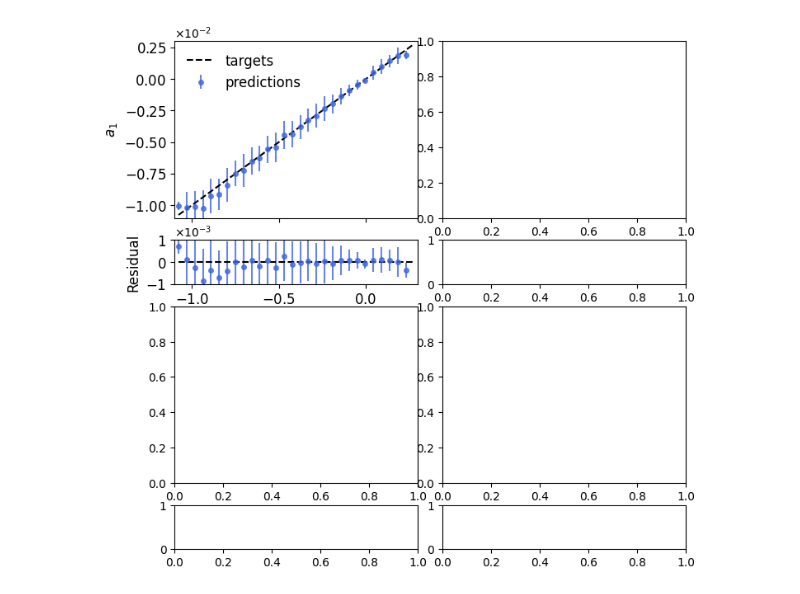
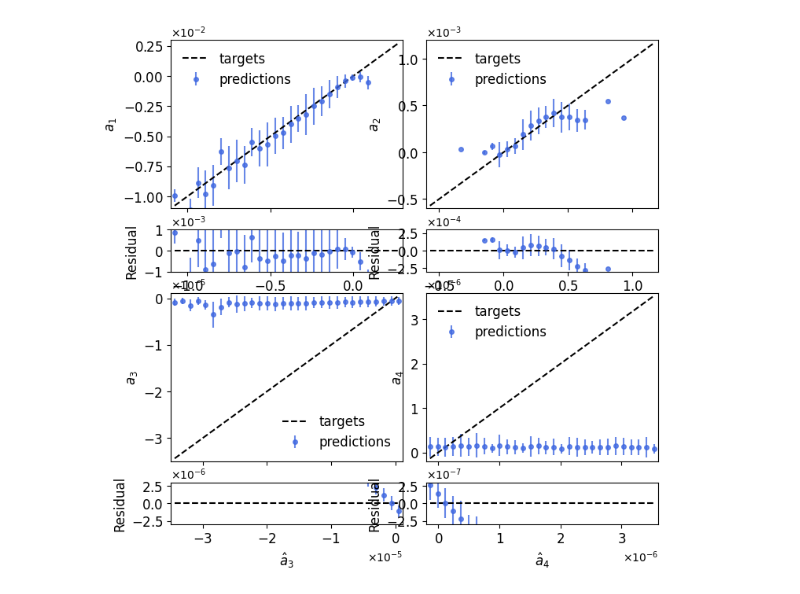
Before and after one commit to hep-cce/nsbi4hep, a Jupyter notebook: plots/taylr_diagnostics.ipynb, the cells around one changed output. Cells and saved outputs as stored; diff of their text form; code cells hidden in the pictures.

```diff
--- a/plots/taylr_diagnostics.ipynb
+++ b/plots/taylr_diagnostics.ipynb
@@ -46,11 +46,7 @@ BATCH_SIZE = 128
 SEED = 42
 FEATURES = ['l1_pt', 'l1_eta', 'l1_phi', 'l1_energy', 'l2_pt', 'l2_eta', 'l2_phi', 'l2_energy', 'l3_pt', 'l3_eta', 'l3_phi', 'l3_energy', 'l4_pt', 'l4_eta', 'l4_phi', 'l4_energy']
 # %%
-with open(EVENTS_PATHS[0], 'rb') as f:
-    events = pickle.load(f)
-# events_train, events_val, events_test = events.sample(SAMPLE_SIZE,random_state=SEED).split(train_size=1.0, val_size=0.1, test_size=0.1)
-events_train, events_val, events_test = events.split(train_size=1.0, val_size=0.1, test_size=0.1)
-
-print(events_test.kinematics.shape[0] / events.kinematics.shape[0])
-print(events_val.kinematics.shape[0] / events.kinematics.shape[0])
-print(events_train.kinematics.shape[0] / events.kinematics.shape[0])
+with open(EVENTS_VAL_PATHS[0], 'rb') as f:
+    events_val = pickle.load(f)
+with open(EVENTS_TEST_PATHS[0], 'rb') as f:
+    events_test = pickle.load(f)
@@ -61,12 +53,11 @@ print(events_train.kinematics.shape[0] / events.kinematics.shape[0])
 # %%
-validation_datasets = [coefficient.CoefficientDataset(events_val, features=FEATURES, coefficient_index=i+1, component=msq.Component.SBI) for i in range(ncoeffs)]
-testing_datasets = [coefficient.CoefficientDataset(events_test, features=FEATURES, coefficient_index=i+1, component=msq.Component.SBI) for i in range(ncoeffs)]
-
 for i in range(ncoeffs):
-    with open(SCALER_PATHS[i], 'rb') as f:
-        scaler = pickle.load(f)
-    validation_datasets[i].X = scaler.transform(validation_datasets[i].X)
-    testing_datasets[i].X = scaler.transform(testing_datasets[i].X)
+    with open(SCALER_X_PATHS[i], 'rb') as f:
+        scaler_X = pickle.load(f)
+    with open(SCALER_y_PATHS[i], 'rb') as f:
+        scaler_y = pickle.load(f)
+    validation_datasets = [coefficient.CoefficientDataset(events_val, features=FEATURES, coefficient_index=i+1, component=msq.Component.SBI, scaler_X=scaler_X, scaler_y=scaler_y) for i in range(ncoeffs)]
+    testing_datasets = [coefficient.CoefficientDataset(events_test, features=FEATURES, coefficient_index=i+1, component=msq.Component.SBI, scaler_X=scaler_X, scaler_y=scaler_y) for i in range(ncoeffs)]
 # %%
 metrics = [np.genfromtxt(path, delimiter=',') for path in METRICS_PATHS]
 
@@ -99,7 +90,7 @@ trainer = L.Trainer(accelerator='gpu')
 pred_val = [torch.concatenate(trainer.predict(model, validation_dataloaders[i])).numpy()[:,np.newaxis].flatten() for i, model in enumerate(models)]
 pred_test = [torch.concatenate(trainer.predict(model, testing_dataloaders[i])).numpy()[:,np.newaxis].flatten() for i, model in enumerate(models)]
 
-target_test = [ds.y for ds in validation_datasets]
+target_val = [ds.y for ds in validation_datasets]
 target_test = [ds.y for ds in testing_datasets]
 # %% [output]
 Trainer will use only 1 of 8 GPUs because it is running inside an interactive / notebook environment. You may try to set `Trainer(devices=8)` but please note that multi-GPU inside interactive / notebo ...
@@ -157,12 +163,12 @@ def calibration_curve(axes, p, t, labels, bounds, bins, ylim):
 # %%
 BINS = 30
 fig, axes = plt.subplots(4,2, gridspec_kw={'height_ratios': [4,1,4,1], 'wspace': 0.1}, figsize=(8,8))
 calibration_curve(axes[:2,0], pred_test[0], target_test[0], ['$a_1$', '$\hat{{a}}_1$'], [-1.1e-2,3e-3], BINS, [-1e-3,1e-3])
-# calibration_curve(axes[:2,1], pred_validation[1], validation_sets[1].y, ['$a_2$', '$\hat{{a}}_2$'], [-6e-4,1.2e-3], BINS, [-3e-4,3e-4])
-# calibration_curve(axes[2:,0], pred_validation[2], validation_sets[2].y, ['$a_3$', '$\hat{{a}}_3$'], [-3.5e-5,1.2e-6], BINS, [-3e-6,3e-6])
-# calibration_curve(axes[2:,1], pred_validation[3], validation_sets[3].y, ['$a_4$', '$\hat{{a}}_4$'], [-2e-7,3.6e-6], BINS, [-3e-7,3e-7])
+calibration_curve(axes[:2,1], pred_test[1], target_test[1], ['$a_2$', '$\hat{{a}}_2$'], [-6e-4,1.2e-3], BINS, [-3e-4,3e-4])
+calibration_curve(axes[2:,0], pred_test[2], target_test[2], ['$a_3$', '$\hat{{a}}_3$'], [-3.5e-5,1.2e-6], BINS, [-3e-6,3e-6])
+calibration_curve(axes[2:,1], pred_test[3], target_test[3], ['$a_4$', '$\hat{{a}}_4$'], [-2e-7,3.6e-6], BINS, [-3e-7,3e-7])
 # %% [output]
-[figure, old version]
+[figure, new version]
 # %%
 with open(SCALER_PATHS[0], 'rb') as f:
     scaler = pickle.load(f)
```
Also changed, not shown: parts of 8 cells of this notebook, 7 other files.
